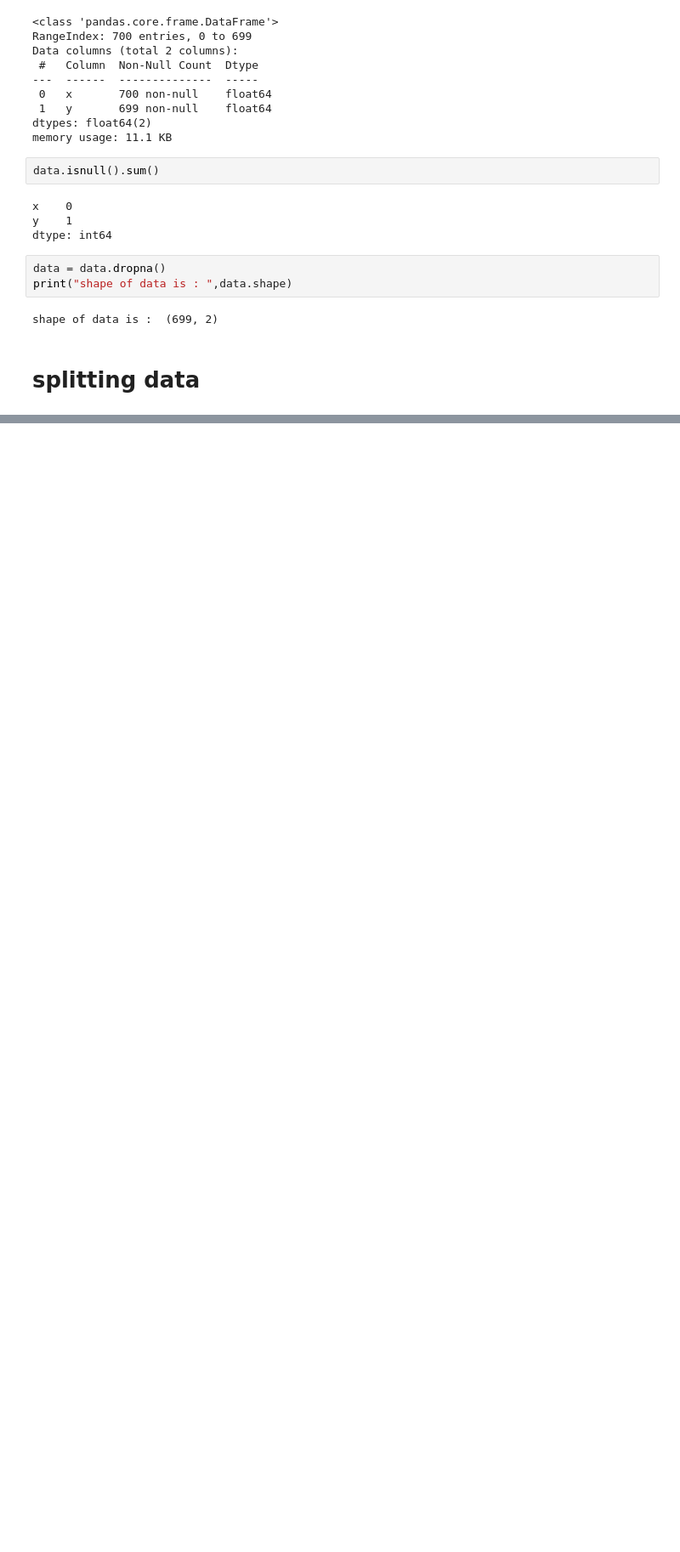
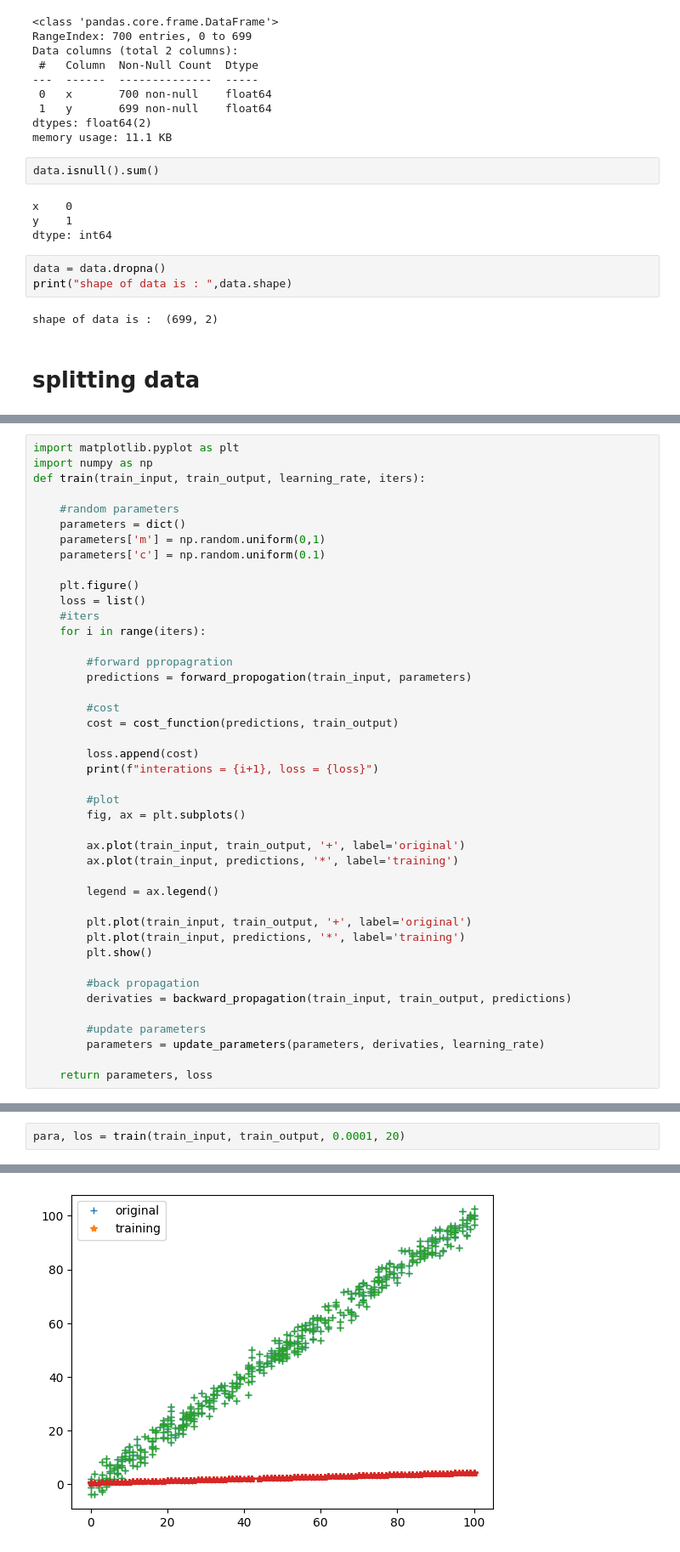
Before and after one commit to rishav143/machine_learning_data_science, a Jupyter notebook: module4-machine_learning/linear_reg.ipynb, the cells around one changed output, grey strips where cells are left out. Shown at 85% size. Cells and saved outputs as stored; diff of their text form; blank space fills up the shorter version.

Commit message:
splitting and model training - linear regression

```diff
--- a/module4-machine_learning/linear_reg.ipynb
+++ b/module4-machine_learning/linear_reg.ipynb
@@ -50,0 +113,43 @@ shape of data is :  (699, 2)
+# %%
+import matplotlib.pyplot as plt
+import numpy as np
+def train(train_input, train_output, learning_rate, iters):
+
+    #random parameters
+    parameters = dict()
+    parameters['m'] = np.random.uniform(0,1)
+    parameters['c'] = np.random.uniform(0.1)
+
+    plt.figure()
+    loss = list()
+    #iters
+    for i in range(iters):
+
+        #forward ppropagration
+        predictions = forward_propogation(train_input, parameters)
+
+        #cost
+        cost = cost_function(predictions, train_output)
+
+        loss.append(cost)
+        print(f"interations = {i+1}, loss = {loss}")
+
+        #plot
+        fig, ax = plt.subplots()
+
+        ax.plot(train_input, train_output, '+', label='original')
+        ax.plot(train_input, predictions, '*', label='training')
+
+        legend = ax.legend()
+
+        plt.plot(train_input, train_output, '+', label='original')
+        plt.plot(train_input, predictions, '*', label='training')
+        plt.show()
+
+        #back propagation
+        derivaties = backward_propagation(train_input, train_output, predictions)
+
+        #update parameters
+        parameters = update_parameters(parameters, derivaties, learning_rate)
+
+    return parameters, loss
@@ -50,0 +158,3 @@ shape of data is :  (699, 2)
+# %%
+para, los = train(train_input, train_output, 0.0001, 20)
+# %% [output]
@@ -50,0 +163 @@ shape of data is :  (699, 2)
+[figure, added]
```
Also changed, not shown: parts of 13 cells of this notebook.
